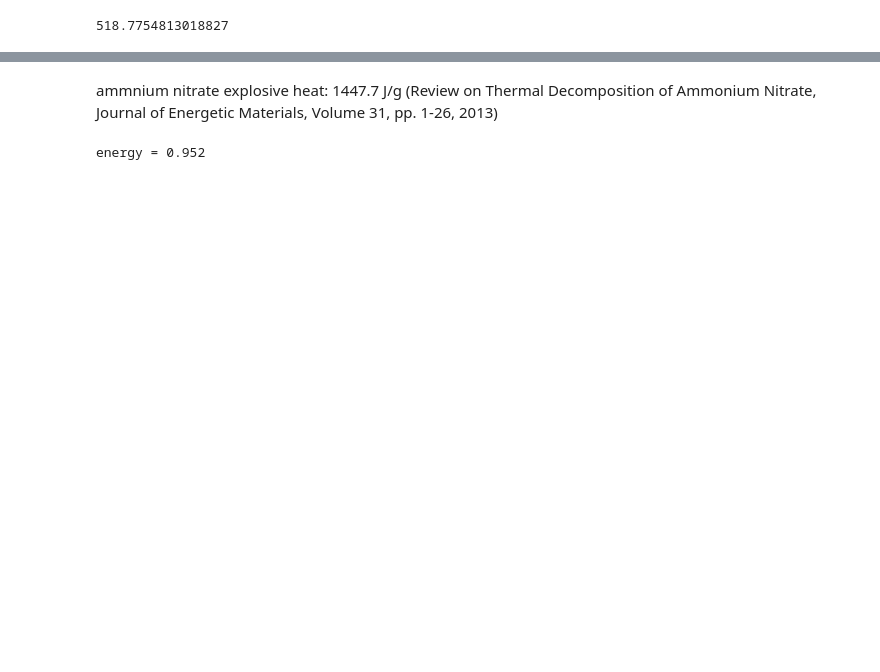
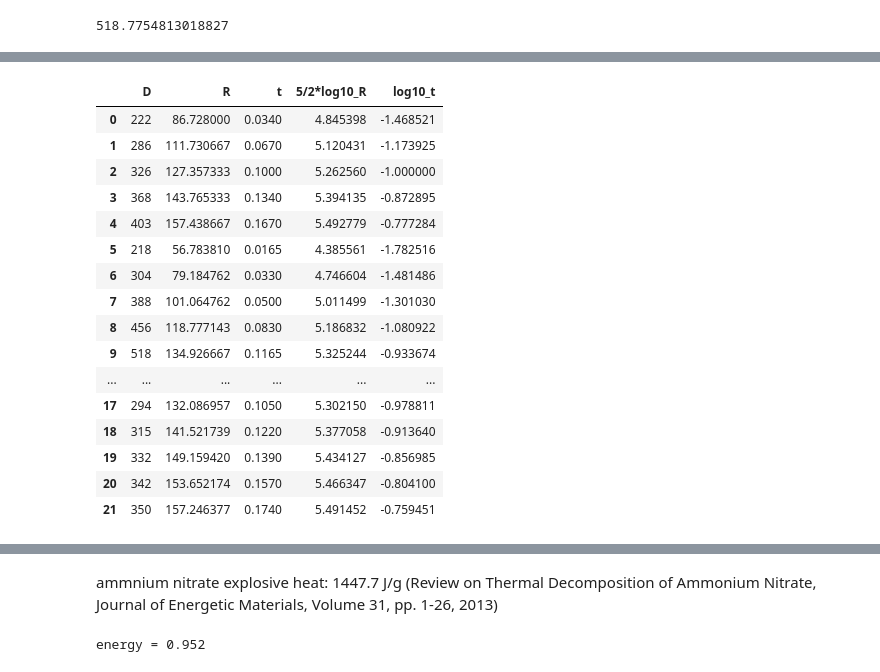
Before and after one commit to jsdiazpo/Physics-Digressions, a Jupyter notebook: Beirut-Explosion.ipynb, the cells around one changed output, grey strips where cells are left out. Saved outputs shown, nothing was run; the diff lists cells and outputs as text; code cells hidden in the pictures; blank space fills up the shorter version.

```diff
--- a/Beirut-Explosion.ipynb
+++ b/Beirut-Explosion.ipynb
@@ -149 +145,21 @@ plt.rc('ytick',labelsize=18);
+# %%
+df
+# %% [output]
+|  | D | R | t | 5/2*log10_R | log10_t |
+| 0 | 222 | 86.728000 | 0.0340 | 4.845398 | -1.468521 |
+| 1 | 286 | 111.730667 | 0.0670 | 5.120431 | -1.173925 |
+| 2 | 326 | 127.357333 | 0.1000 | 5.262560 | -1.000000 |
+| 3 | 368 | 143.765333 | 0.1340 | 5.394135 | -0.872895 |
+| 4 | 403 | 157.438667 | 0.1670 | 5.492779 | -0.777284 |
+| 5 | 218 | 56.783810 | 0.0165 | 4.385561 | -1.782516 |
+| 6 | 304 | 79.184762 | 0.0330 | 4.746604 | -1.481486 |
+| 7 | 388 | 101.064762 | 0.0500 | 5.011499 | -1.301030 |
+| 8 | 456 | 118.777143 | 0.0830 | 5.186832 | -1.080922 |
+| 9 | 518 | 134.926667 | 0.1165 | 5.325244 | -0.933674 |
+| ... | ... | ... | ... | ... | ... |
+| 17 | 294 | 132.086957 | 0.1050 | 5.302150 | -0.978811 |
+| 18 | 315 | 141.521739 | 0.1220 | 5.377058 | -0.913640 |
+| 19 | 332 | 149.159420 | 0.1390 | 5.434127 | -0.856985 |
+| 20 | 342 | 153.652174 | 0.1570 | 5.466347 | -0.804100 |
+| 21 | 350 | 157.246377 | 0.1740 | 5.491452 | -0.759451 |
 # %%
```
Also changed, not shown: parts of 16 cells of this notebook.
